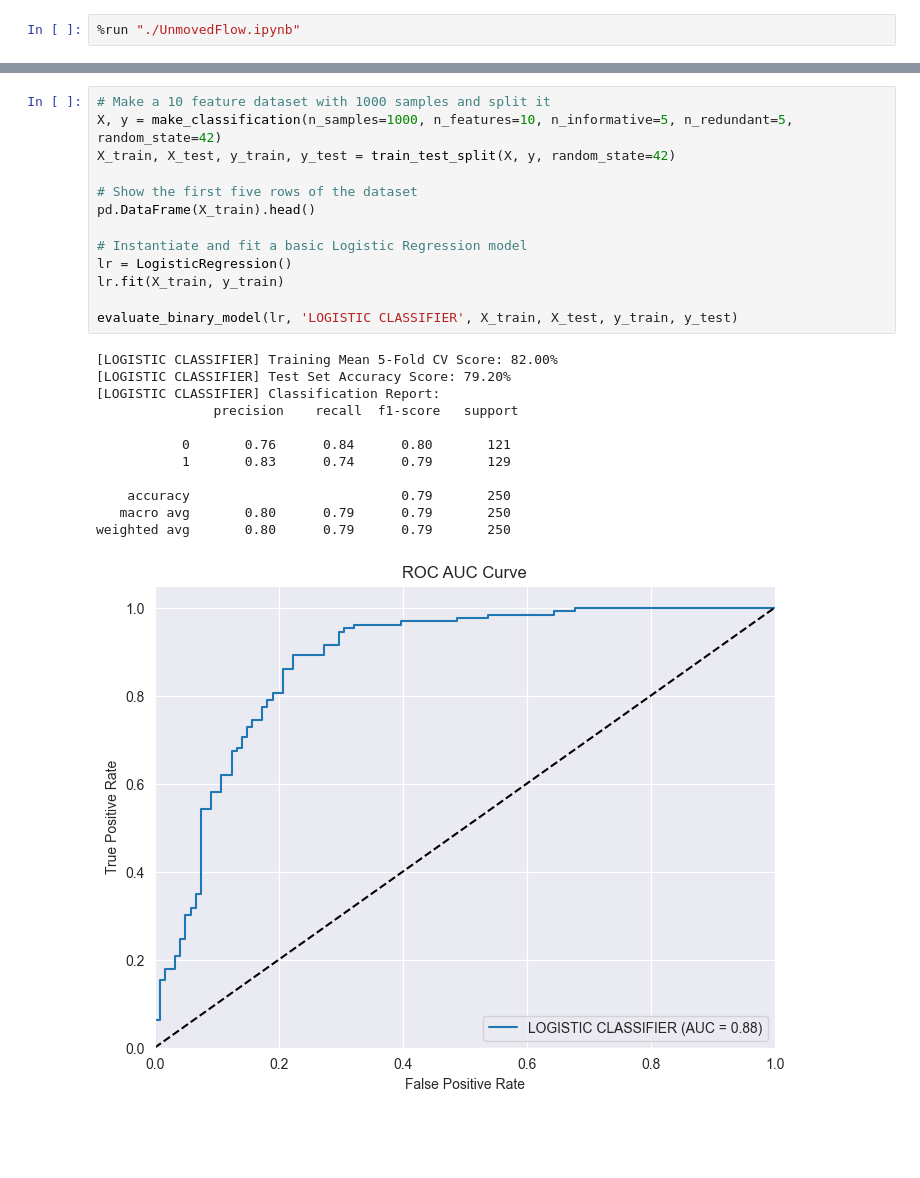
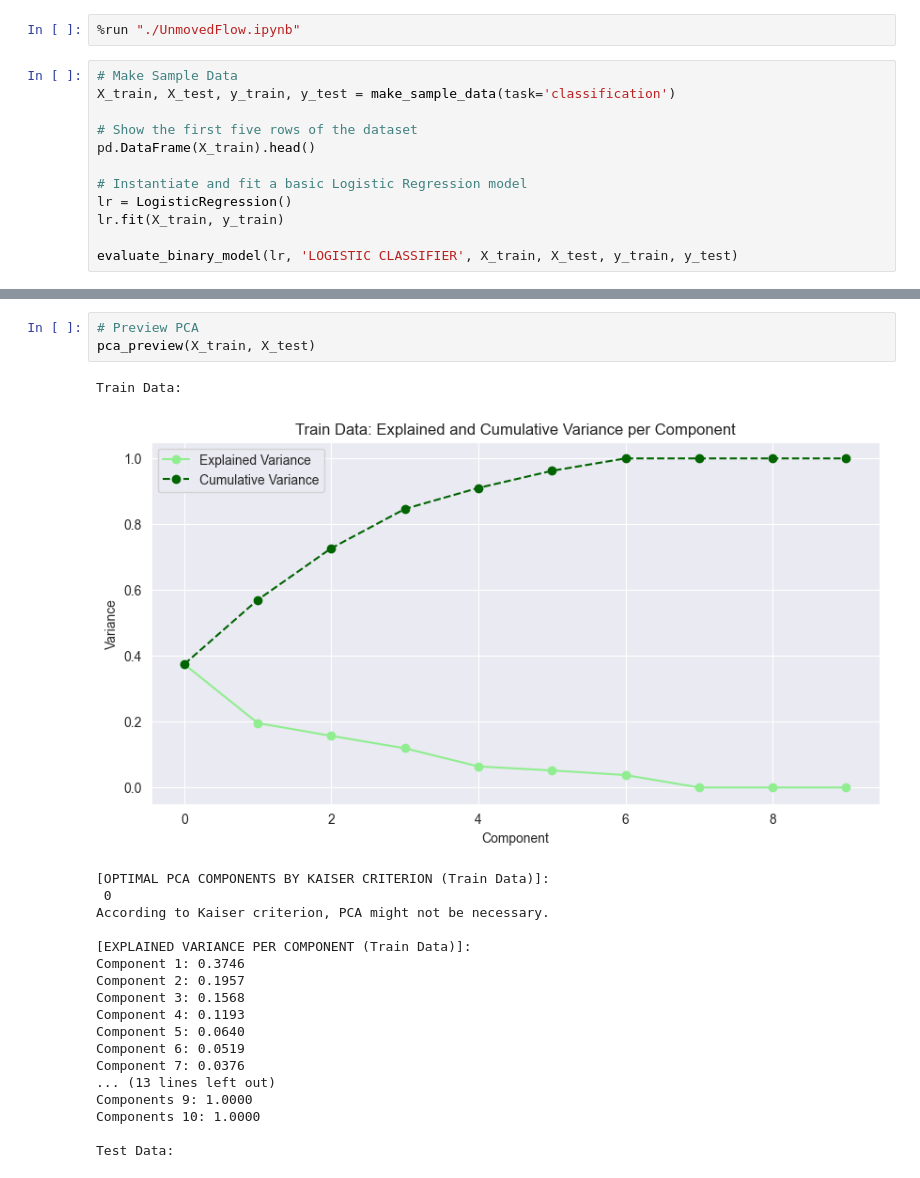
Before and after one commit to UnmovedDataScience/UnmovedFlow, a Jupyter notebook: TEST_DUMMY.ipynb, the cells around one changed output, grey strips where cells are left out. Saved outputs shown, nothing was run; the diff lists cells and outputs as text; blank space fills up the shorter version.

```diff
--- a/TEST_DUMMY.ipynb
+++ b/TEST_DUMMY.ipynb
@@ -2,3 +2,15 @@
 # MAIN LIBRARIES
 # %%
 %run "./UnmovedFlow.ipynb"
+# %%
+# Make Sample Data
+X_train, X_test, y_train, y_test = make_sample_data(task='classification')
+
+# Show the first five rows of the dataset
+pd.DataFrame(X_train).head()
+
+# Instantiate and fit a basic Logistic Regression model
+lr = LogisticRegression()
+lr.fit(X_train, y_train)
+
+evaluate_binary_model(lr, 'LOGISTIC CLASSIFIER', X_train, X_test, y_train, y_test)
@@ -5,26 +30,23 @@
 # %%
-# Make a 10 feature dataset with 1000 samples and split it
-X, y = make_classification(n_samples=1000, n_features=10, n_informative=5, n_redundant=5, random_state=42)
-X_train, X_test, y_train, y_test = train_test_split(X, y, random_state=42)
-
-# Show the first five rows of the dataset
-pd.DataFrame(X_train).head()
-
-# Instantiate and fit a basic Logistic Regression model
-lr = LogisticRegression()
-lr.fit(X_train, y_train)
-
-evaluate_binary_model(lr, 'LOGISTIC CLASSIFIER', X_train, X_test, y_train, y_test)
+# Preview PCA
+pca_preview(X_train, X_test)
 # %% [output]
-[LOGISTIC CLASSIFIER] Training Mean 5-Fold CV Score: 82.00%
-[LOGISTIC CLASSIFIER] Test Set Accuracy Score: 79.20%
-[LOGISTIC CLASSIFIER] Classification Report:
-               precision    recall  f1-score   support
-
-           0       0.76      0.84      0.80       121
-           1       0.83      0.74      0.79       129
-
-    accuracy                           0.79       250
-   macro avg       0.80      0.79      0.79       250
-weighted avg       0.80      0.79      0.79       250
+Train Data:
-[figure, old version]
+[figure, new version]
+[OPTIMAL PCA COMPONENTS BY KAISER CRITERION (Train Data)]:
+ 0
+According to Kaiser criterion, PCA might not be necessary.
+
+[EXPLAINED VARIANCE PER COMPONENT (Train Data)]:
+Component 1: 0.3746
+Component 2: 0.1957
+Component 3: 0.1568
+Component 4: 0.1193
+Component 5: 0.0640
+Component 6: 0.0519
+Component 7: 0.0376
+... (13 lines left out)
+Components 9: 1.0000
+Components 10: 1.0000
+
+Test Data:
```
Also changed, not shown: parts of 2 cells of this notebook, 1 other file.
